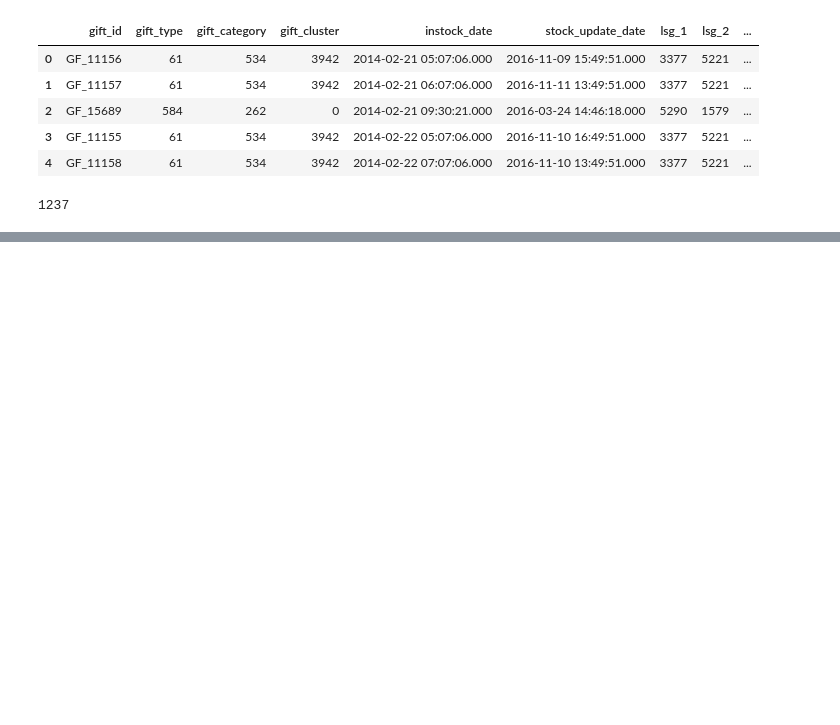
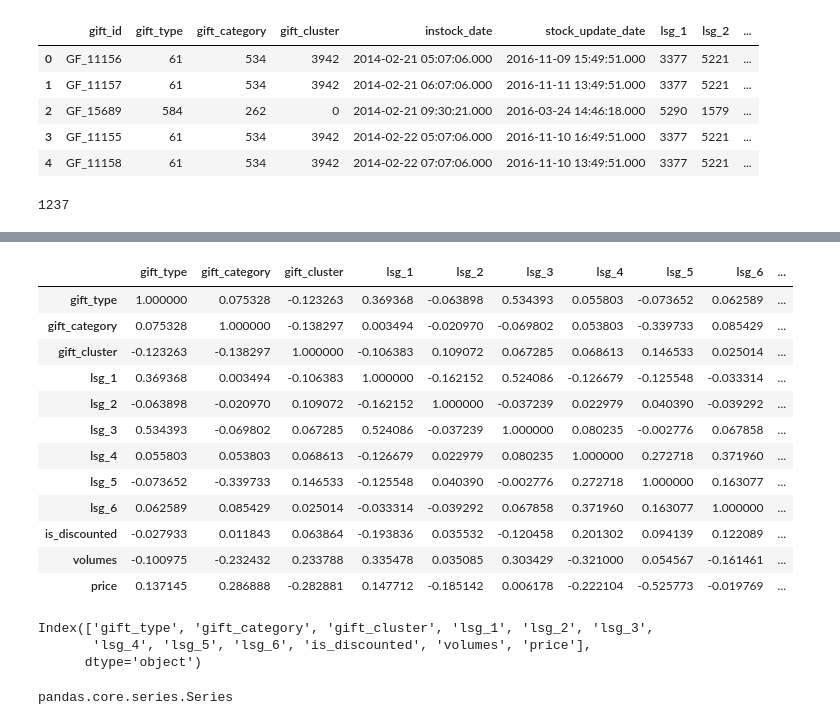
Before and after one commit to ayush7garg/good-friday-gifts-hackathon, a Jupyter notebook: good_friday_gifts.ipynb, the cells around one changed output, grey strips where cells are left out. Drawn from its saved outputs; the diff is of its cells as text; code cells hidden in the pictures; blank space fills up the shorter version.

```diff
--- a/good_friday_gifts.ipynb
+++ b/good_friday_gifts.ipynb
@@ -52,3 +50,6 @@ len(df.gift_type.unique())
 # %%
 x_train = df.drop("price",axis=1)
 y_train = df["price"]
+# %%
+cor = df.corr()
+cor_target = abs(cor["price"])
@@ -54,0 +72,26 @@ y_train = df["price"]
+# %%
+cor
+# %% [output]
+|  | gift_type | gift_category | gift_cluster | lsg_1 | lsg_2 | lsg_3 | lsg_4 | lsg_5 | lsg_6 | ... |
+| gift_type | 1.000000 | 0.075328 | -0.123263 | 0.369368 | -0.063898 | 0.534393 | 0.055803 | -0.073652 | 0.062589 | ... |
+| gift_category | 0.075328 | 1.000000 | -0.138297 | 0.003494 | -0.020970 | -0.069802 | 0.053803 | -0.339733 | 0.085429 | ... |
+| gift_cluster | -0.123263 | -0.138297 | 1.000000 | -0.106383 | 0.109072 | 0.067285 | 0.068613 | 0.146533 | 0.025014 | ... |
+| lsg_1 | 0.369368 | 0.003494 | -0.106383 | 1.000000 | -0.162152 | 0.524086 | -0.126679 | -0.125548 | -0.033314 | ... |
+| lsg_2 | -0.063898 | -0.020970 | 0.109072 | -0.162152 | 1.000000 | -0.037239 | 0.022979 | 0.040390 | -0.039292 | ... |
+| lsg_3 | 0.534393 | -0.069802 | 0.067285 | 0.524086 | -0.037239 | 1.000000 | 0.080235 | -0.002776 | 0.067858 | ... |
+| lsg_4 | 0.055803 | 0.053803 | 0.068613 | -0.126679 | 0.022979 | 0.080235 | 1.000000 | 0.272718 | 0.371960 | ... |
+| lsg_5 | -0.073652 | -0.339733 | 0.146533 | -0.125548 | 0.040390 | -0.002776 | 0.272718 | 1.000000 | 0.163077 | ... |
+| lsg_6 | 0.062589 | 0.085429 | 0.025014 | -0.033314 | -0.039292 | 0.067858 | 0.371960 | 0.163077 | 1.000000 | ... |
+| is_discounted | -0.027933 | 0.011843 | 0.063864 | -0.193836 | 0.035532 | -0.120458 | 0.201302 | 0.094139 | 0.122089 | ... |
+| volumes | -0.100975 | -0.232432 | 0.233788 | 0.335478 | 0.035085 | 0.303429 | -0.321000 | 0.054567 | -0.161461 | ... |
+| price | 0.137145 | 0.286888 | -0.282881 | 0.147712 | -0.185142 | 0.006178 | -0.222104 | -0.525773 | -0.019769 | ... |
+# %%
+cor.columns
+# %% [output]
+Index(['gift_type', 'gift_category', 'gift_cluster', 'lsg_1', 'lsg_2', 'lsg_3',
+       'lsg_4', 'lsg_5', 'lsg_6', 'is_discounted', 'volumes', 'price'],
+      dtype='object')
+# %%
+type(cor_target)
+# %% [output]
+pandas.core.series.Series
```
Also changed, not shown: parts of 9 cells of this notebook.
